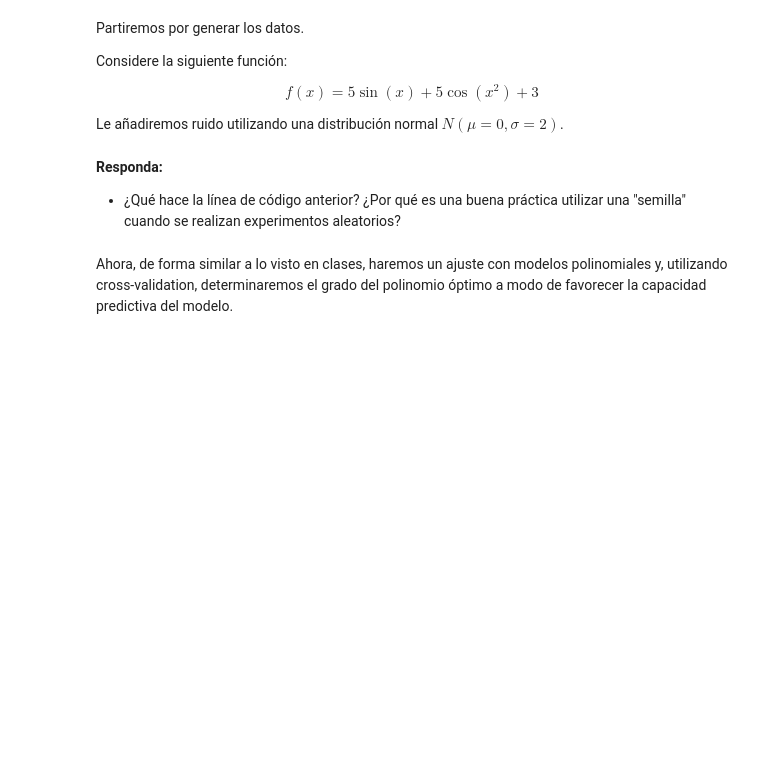
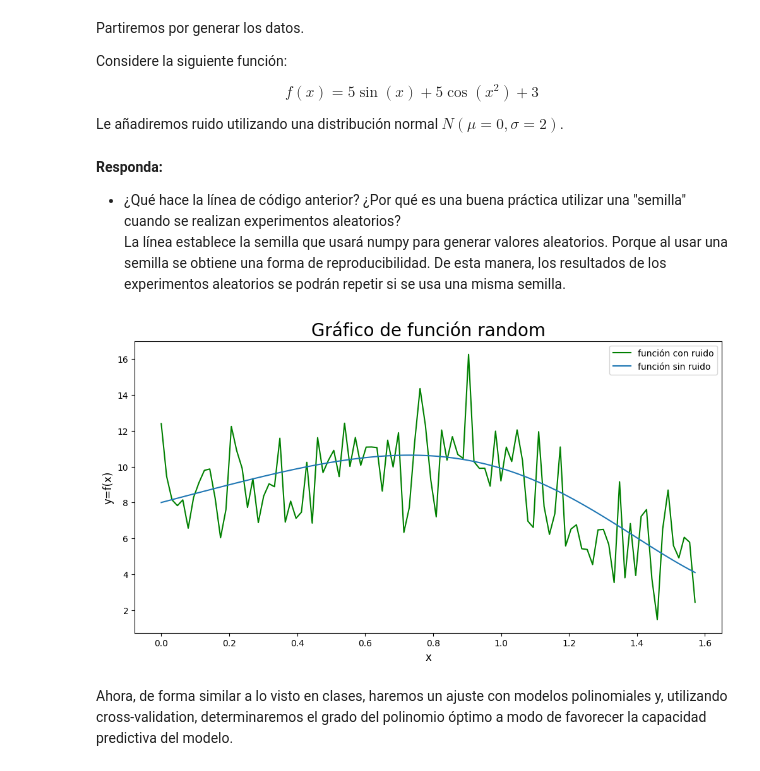
Before and after one commit to Vlxn761/Tarea-3, a Jupyter notebook: Tarea3.ipynb, the cells around one changed output. Cells and saved outputs as stored; diff of their text form; code cells hidden in the pictures; blank space fills up the shorter version.

```diff
--- a/Tarea3.ipynb
+++ b/Tarea3.ipynb
@@ -285,20 +285,33 @@ np.random.seed(123)  # investigue que hace esta línea de código
 # %% [markdown]
 **Responda:**
 - ¿Qué hace la línea de código anterior? ¿Por qué es una buena práctica utilizar una "semilla" cuando se realizan experimentos aleatorios?
+La línea establece la semilla que usará numpy para generar valores aleatorios. Porque al usar una semilla se obtiene una forma de reproducibilidad. De esta manera, los resultados de los experimentos aleatorios se podrán repetir si se usa una misma semilla.
 # %%
 N_data = 100
 x = np.linspace(0,np.pi/2, N_data)
 
 # Calcule un arreglo con los valores de la función f(x) con el arreglo antes definido
-y_real =
+y_real = 5*np.sin(x) + 5*np.cos(x**2) + 3
 
 # Ahora sume el "ruido" aleatorio. Para ello utilice np.random.normal()
 # Revise la documentación y utilice una desviación estándar igual a 2
 
-y_ruido =
+y_ruido = np.random.normal(loc=0, scale=2, size=N_data)
 
 # Visualice sus datos :)
 # Puede graficar la función sin ruido si así lo desea. (opcional)
+plt.figure(figsize=(12, 6))
+
+plt.plot(x, y_real + y_ruido, label="función con ruido", color="g")
+plt.plot(x, y_real, label="función sin ruido")
+plt.xlabel("x", fontsize=12)
+plt.ylabel("y=f(x)", fontsize=12)
+plt.title("Gráfico de función random", fontsize=20)
+plt.legend()
+
+plt.show()
+# %% [output]
+[figure, added]
 # %% [markdown]
 Ahora, de forma similar a lo visto en clases, haremos un ajuste con modelos polinomiales y, utilizando cross-validation, determinaremos el grado del polinomio óptimo a modo de favorecer la capacidad predictiva del modelo.
 # %%
```
Also changed, not shown: parts of 6 cells of this notebook.
